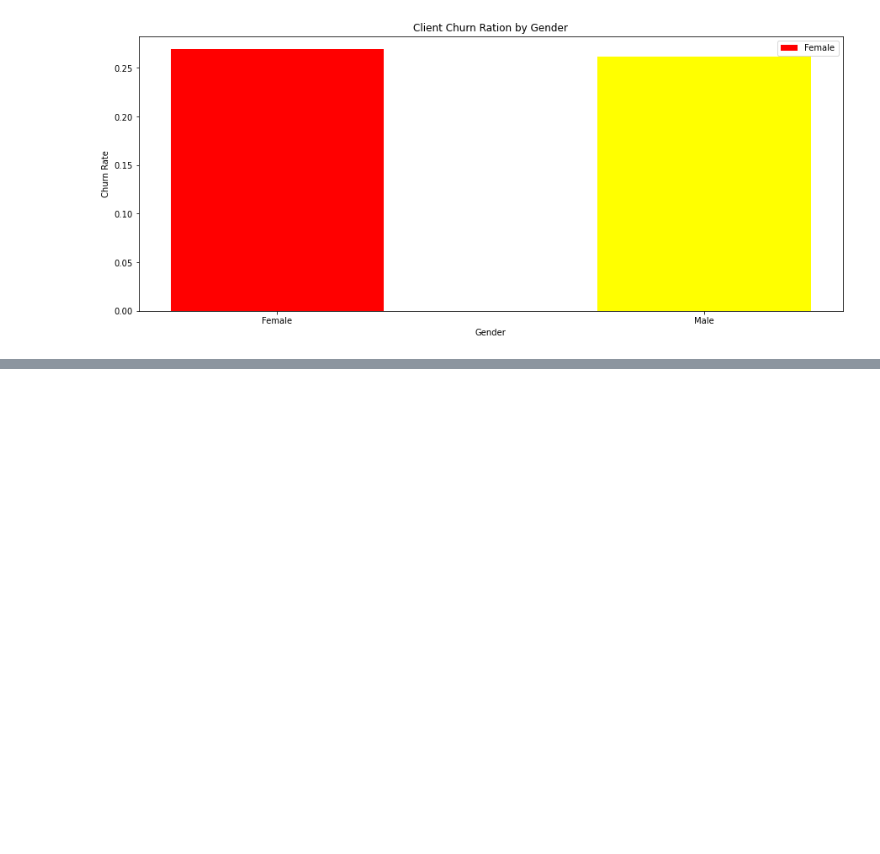
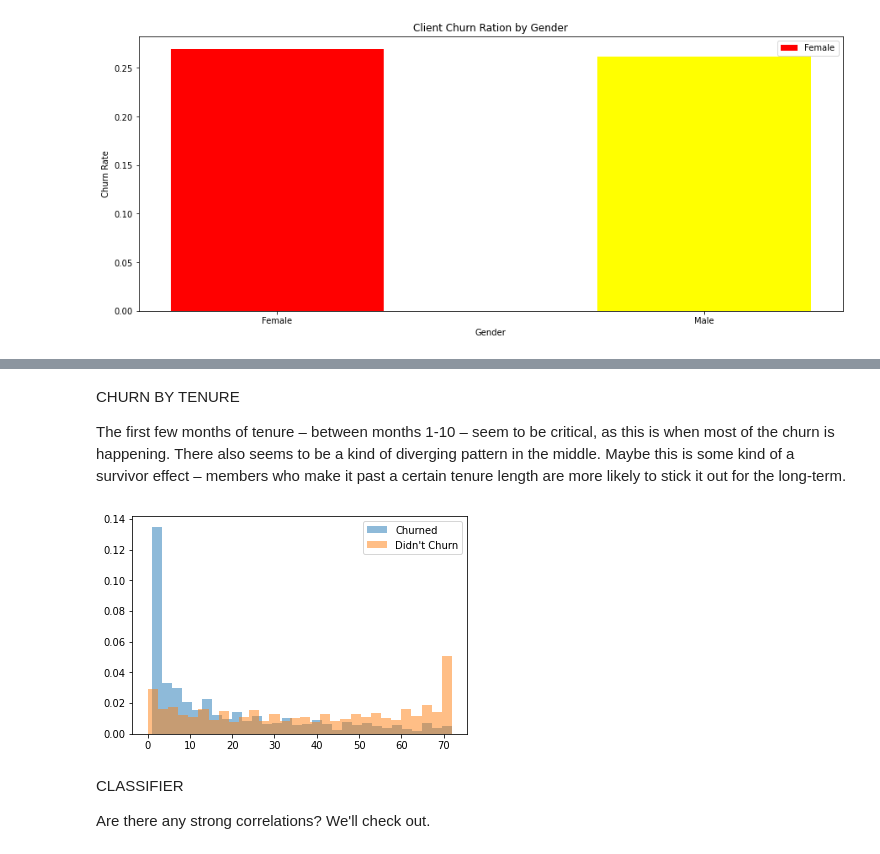
Before and after one commit to mustafabozkaya/CHURN-PREDICTION, a Jupyter notebook: curn_analisys.ipynb, the cells around one changed output, grey strips where cells are left out. Drawn from its saved outputs; the diff is of its cells as text; code cells hidden in the pictures; blank space fills up the shorter version.

```diff
--- a/curn_analisys.ipynb
+++ b/curn_analisys.ipynb
@@ -329,0 +367,19 @@ plt.show()
+# %% [markdown]
+CHURN BY TENURE
+
+The first few months of tenure – between months 1-10 – seem to be critical, as this is when most of the churn is happening. There also seems to be a kind of diverging pattern in the middle. Maybe this is some kind of a survivor effect – members who make it past a certain tenure length are more likely to stick it out for the long-term.
+# %%
+#Churn by tenure
+bins = 30
+plt.hist(df_[df_.Churn == 'Yes'].tenure,
+         bins, alpha=0.5, density=True, label='Churned')
+plt.hist(df_[df_.Churn == 'No'].tenure,
+         bins, alpha=0.5, density=True, label="Didn't Churn")
+plt.legend(loc='upper right')
+plt.show()
+# %% [output]
+[figure, added]
+# %% [markdown]
+CLASSIFIER
+
+Are there any strong correlations? We'll check out.
```
Also changed, not shown: parts of 8 cells of this notebook.
